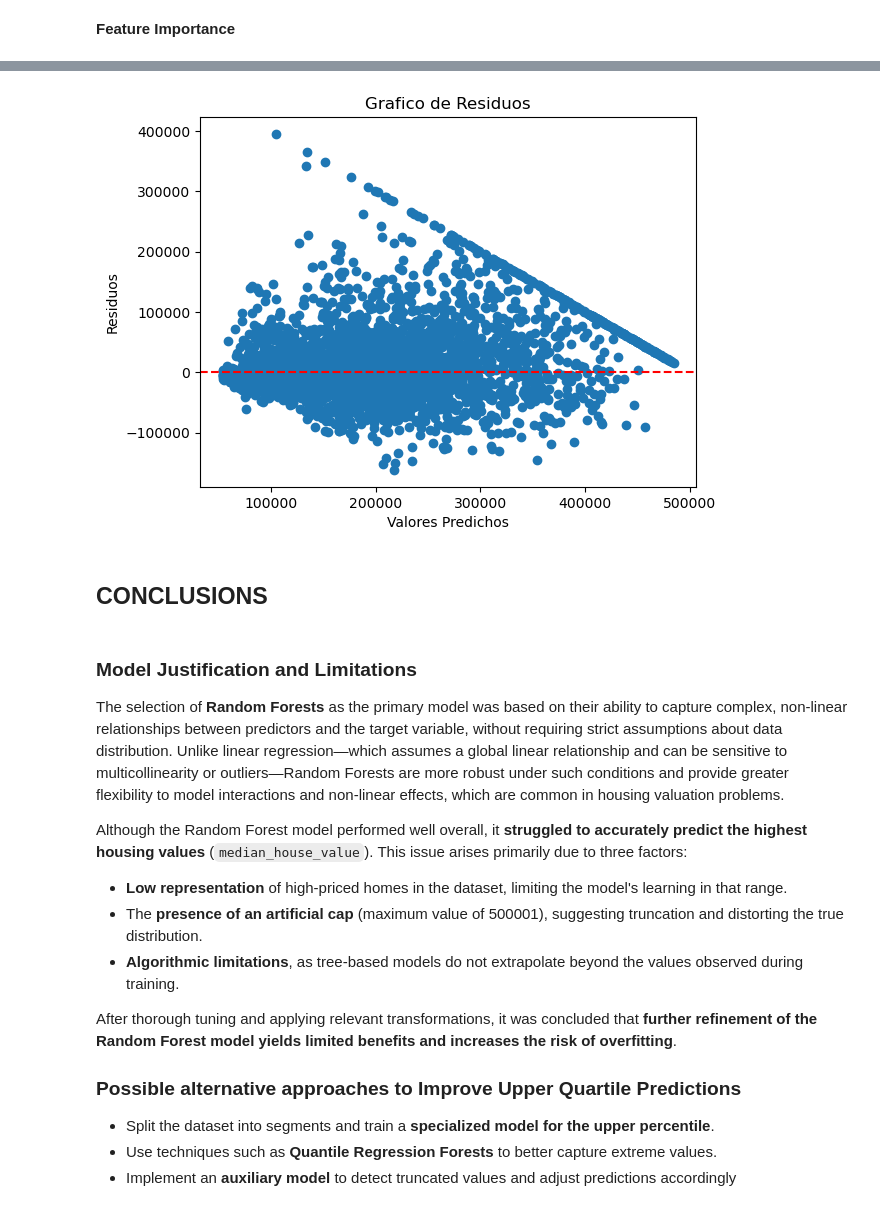
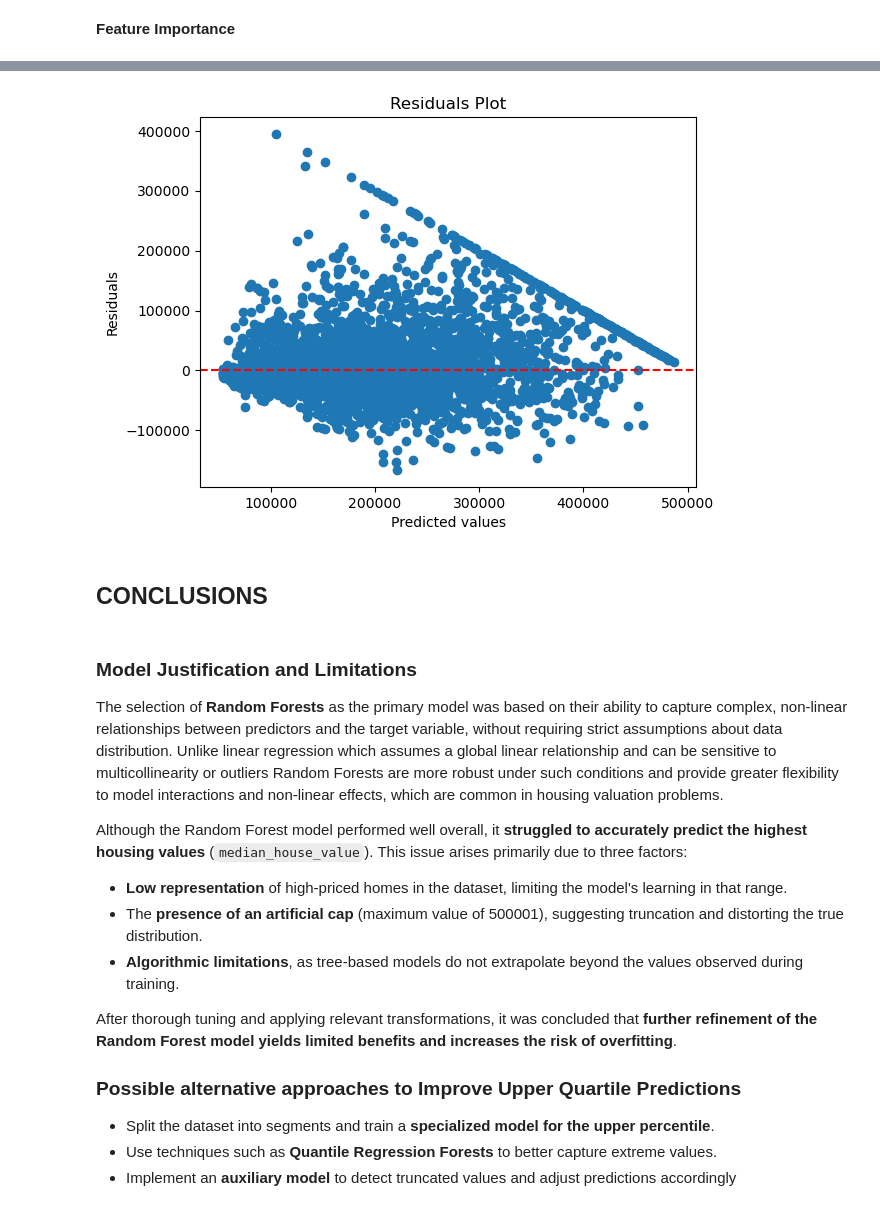
Before and after one commit to PrepaidL7/California-Housing-ML, a Jupyter notebook: Project_02_EDA_Prepros&ML.ipynb, the cells around one changed output, grey strips where cells are left out. Drawn from its saved outputs; the diff is of its cells as text; code cells hidden in the pictures.

```diff
--- a/Project_02_EDA_Prepros&ML.ipynb
+++ b/Project_02_EDA_Prepros&ML.ipynb
@@ -498,18 +500,18 @@ plt.show()
 # %%
 plt.scatter(vs.Predicted, vs.Actual - vs.Predicted)
 plt.axhline(y=0, color='red', linestyle='--')
-plt.xlabel("Valores Predichos")
-plt.ylabel("Residuos")
-plt.title('Grafico de Residuos')
+plt.xlabel("Predicted values")
+plt.ylabel("Residuals")
+plt.title('Residuals Plot')
 plt.show()
 # %% [output]
-[figure, old version]
+[figure, new version]
 # %% [markdown]
 ## CONCLUSIONS
 # %% [markdown]
 ### Model Justification and Limitations
 
-The selection of **Random Forests** as the primary model was based on their ability to capture complex, non-linear relationships between predictors and the target variable, without requiring strict assumptions about data distribution. Unlike linear regression—which assumes a global linear relationship and can be sensitive to multicollinearity or outliers—Random Forests are more robust under such conditions and provide greater flexibility to model interactions and non-linear effects, which are common in housing valuation problems.
+The selection of **Random Forests** as the primary model was based on their ability to capture complex, non-linear relationships between predictors and the target variable, without requiring strict assumptions about data distribution. Unlike linear regression which assumes a global linear relationship and can be sensitive to multicollinearity or outliers Random Forests are more robust under such conditions and provide greater flexibility to model interactions and non-linear effects, which are common in housing valuation problems.
 
 Although the Random Forest model performed well overall, it **struggled to accurately predict the highest housing values** (`median_house_value`). This issue arises primarily due to three factors:
 
```
Also changed, not shown: parts of 6 cells of this notebook.
